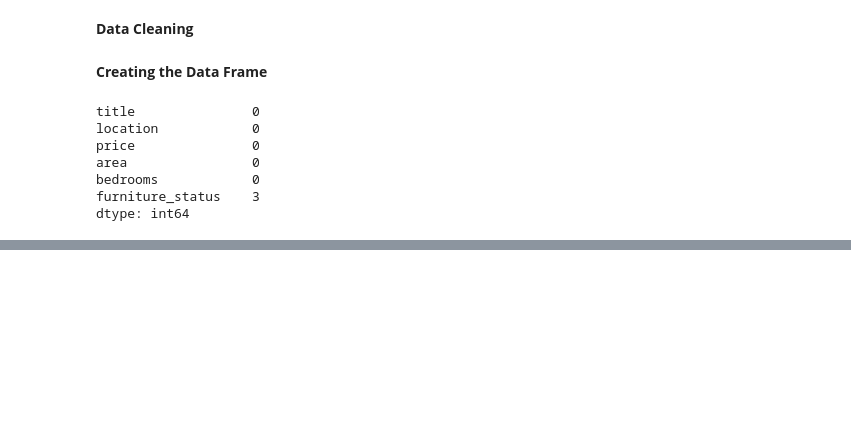
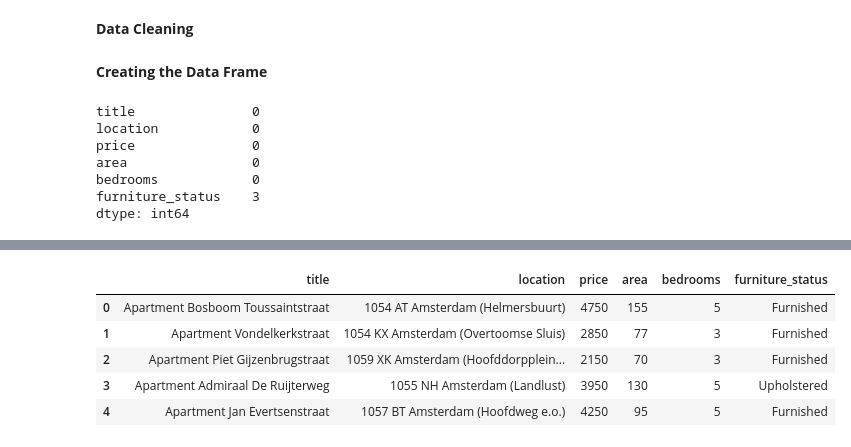
Before and after one commit to daniau23/web_scrape, a Jupyter notebook: real_estate_v2.ipynb, the cells around one changed output, grey strips where cells are left out. Drawn from its saved outputs; the diff is of its cells as text; code cells hidden in the pictures; blank space fills up the shorter version.

```diff
--- a/real_estate_v2.ipynb
+++ b/real_estate_v2.ipynb
@@ -183,0 +298,3 @@ real_estate.to_csv('scraped_estate_2.csv',index=False)
+# %%
+all_real_estate =[real_estate,real_estate_multiple]
+all_real_estate_df = pd.concat(all_real_estate)
@@ -183,0 +305,9 @@ real_estate.to_csv('scraped_estate_2.csv',index=False)
+# %%
+all_real_estate_df.head()
+# %% [output]
+|  | title | location | price | area | bedrooms | furniture_status |
+| 0 | Apartment Bosboom Toussaintstraat | 1054 AT Amsterdam (Helmersbuurt) | 4750 | 155 | 5 | Furnished |
+| 1 | Apartment Vondelkerkstraat | 1054 KX Amsterdam (Overtoomse Sluis) | 2850 | 77 | 3 | Furnished |
+| 2 | Apartment Piet Gijzenbrugstraat | 1059 XK Amsterdam (Hoofddorpplein... | 2150 | 70 | 3 | Furnished |
+| 3 | Apartment Admiraal De Ruijterweg | 1055 NH Amsterdam (Landlust) | 3950 | 130 | 5 | Upholstered |
+| 4 | Apartment Jan Evertsenstraat | 1057 BT Amsterdam (Hoofdweg e.o.) | 4250 | 95 | 5 | Furnished |
```
Also changed, not shown: parts of 13 cells of this notebook, 3 other files.
